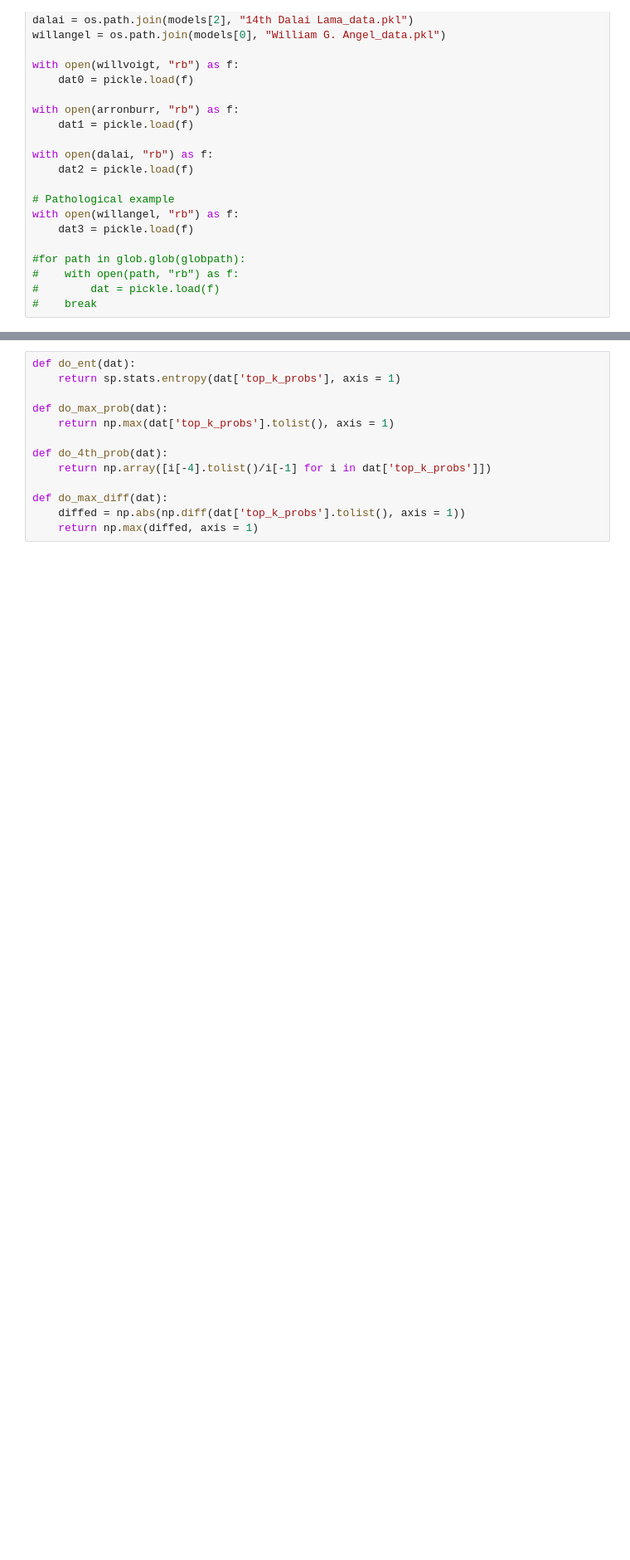
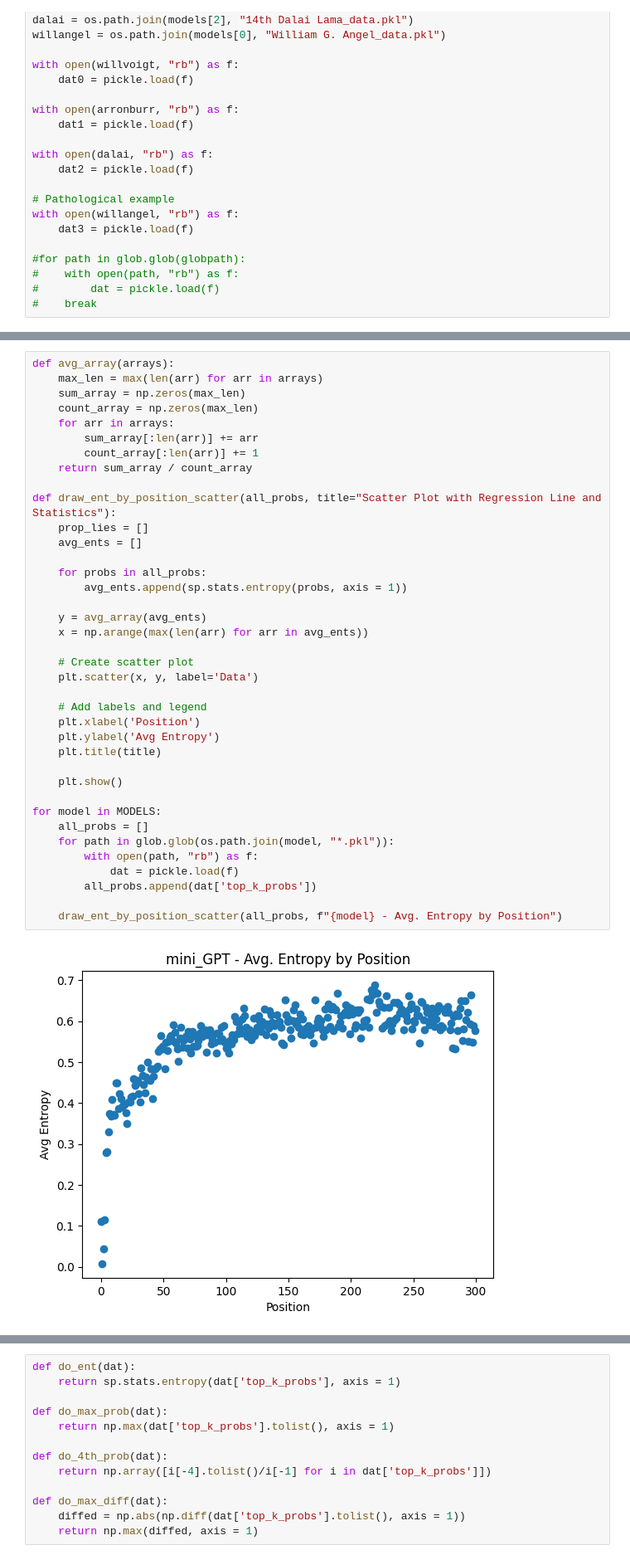
Before and after one commit to shiribaum-tau/NLP_Course_TS_Hallucination_Detection, a Jupyter notebook: data_exploration/Data Exploration.ipynb, the cells around one changed output, grey strips where cells are left out. Shown at 83% size. Cells and saved outputs as stored; diff of their text form; blank space fills up the shorter version.

```diff
--- a/data_exploration/Data Exploration.ipynb
+++ b/data_exploration/Data Exploration.ipynb
@@ -168,0 +170,40 @@ Pearson correlation: 0.24, p-value: 0.0000
+# %%
+def avg_array(arrays):
+    max_len = max(len(arr) for arr in arrays)
+    sum_array = np.zeros(max_len)
+    count_array = np.zeros(max_len)
+    for arr in arrays:
+        sum_array[:len(arr)] += arr
+        count_array[:len(arr)] += 1
+    return sum_array / count_array
+
+def draw_ent_by_position_scatter(all_probs, title="Scatter Plot with Regression Line and Statistics"):
+    prop_lies = []
+    avg_ents = []
+
+    for probs in all_probs:
+        avg_ents.append(sp.stats.entropy(probs, axis = 1))
+
+    y = avg_array(avg_ents)
+    x = np.arange(max(len(arr) for arr in avg_ents))
+
+    # Create scatter plot
+    plt.scatter(x, y, label='Data')
+
+    # Add labels and legend
+    plt.xlabel('Position')
+    plt.ylabel('Avg Entropy')
+    plt.title(title)
+
+    plt.show()
+
+for model in MODELS:
+    all_probs = []
+    for path in glob.glob(os.path.join(model, "*.pkl")):
+        with open(path, "rb") as f:
+            dat = pickle.load(f)
+        all_probs.append(dat['top_k_probs'])
+
+    draw_ent_by_position_scatter(all_probs, f"{model} - Avg. Entropy by Position")
+# %% [output]
+[figure, added]
```
Also changed, not shown: parts of 26 cells of this notebook, 17 other files.
